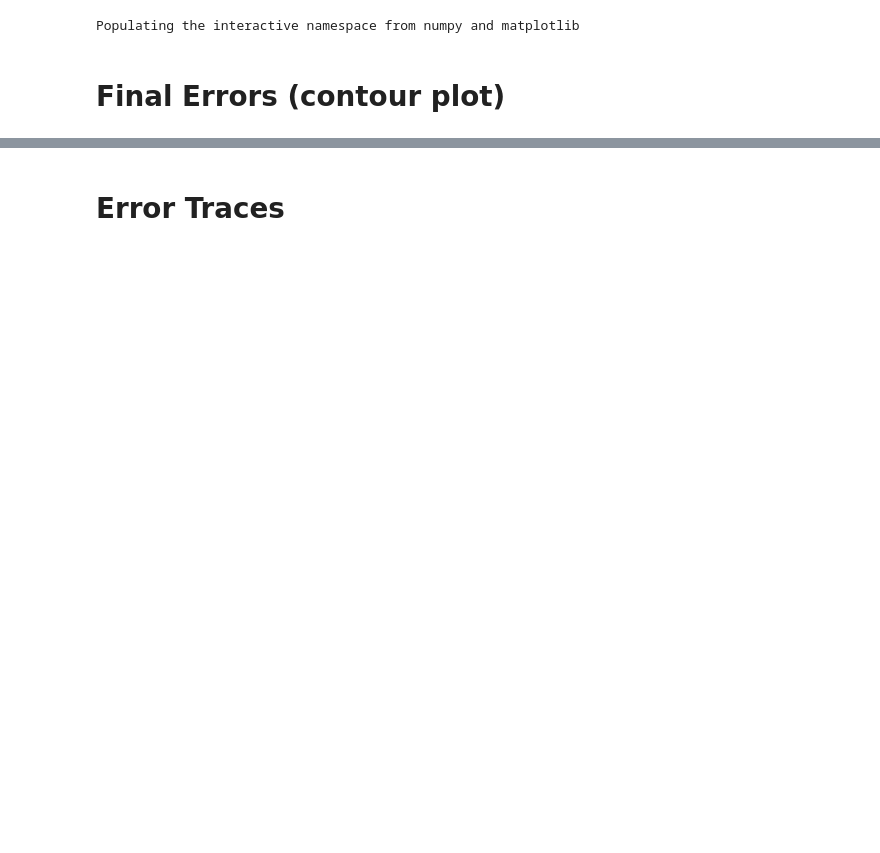
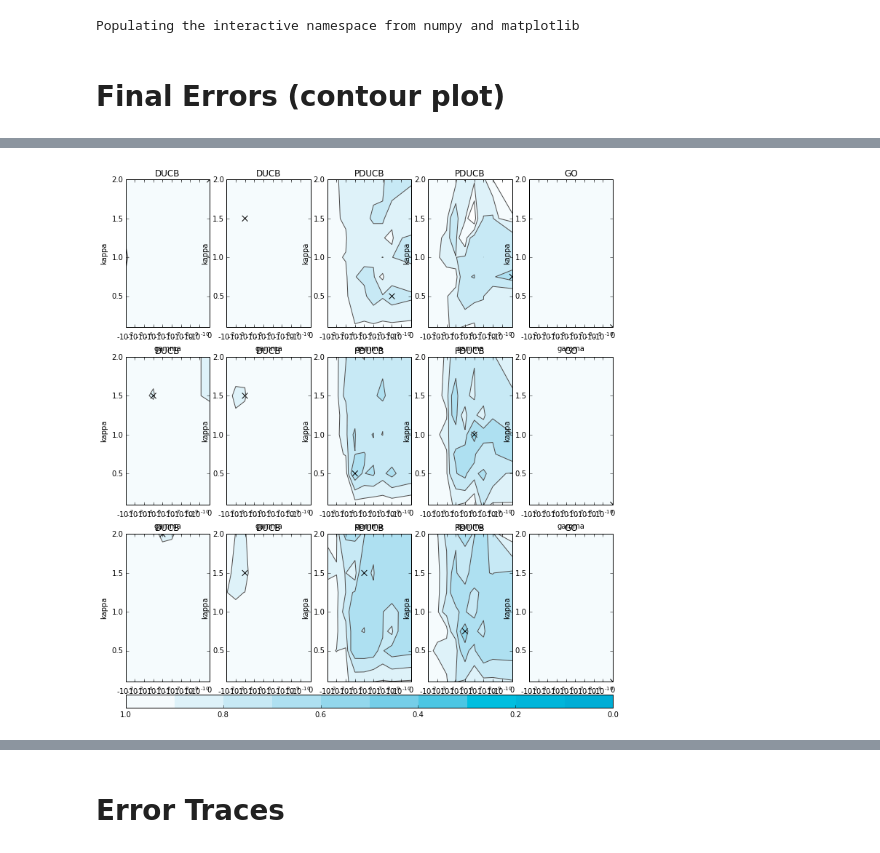
Before and after one commit to jgosmann/plume, a Jupyter notebook: notebooks/Visualization.ipynb, the cells around one changed output, grey strips where cells are left out. Saved outputs shown, nothing was run; the diff lists cells and outputs as text; code cells hidden in the pictures; blank space fills up the shorter version.

```diff
--- a/notebooks/Visualization.ipynb
+++ b/notebooks/Visualization.ipynb
@@ -139,0 +143,7 @@ create_final_error_matrix(
+# %%
+create_final_error_matrix(
+    experiment='SingleSourceGaussianDispersionNoiseless',
+    behaviors=[('DUCB', 1), ('DUCB', 'auto'), ('PDUCB', 70), ('PDUCB', 'auto'), ('GO', '')],
+    error_types=['rmse', 'wrmse', 'rewards'])
+# %% [output]
+[figure, added]
```
Also changed, not shown: parts of 9 cells of this notebook.
